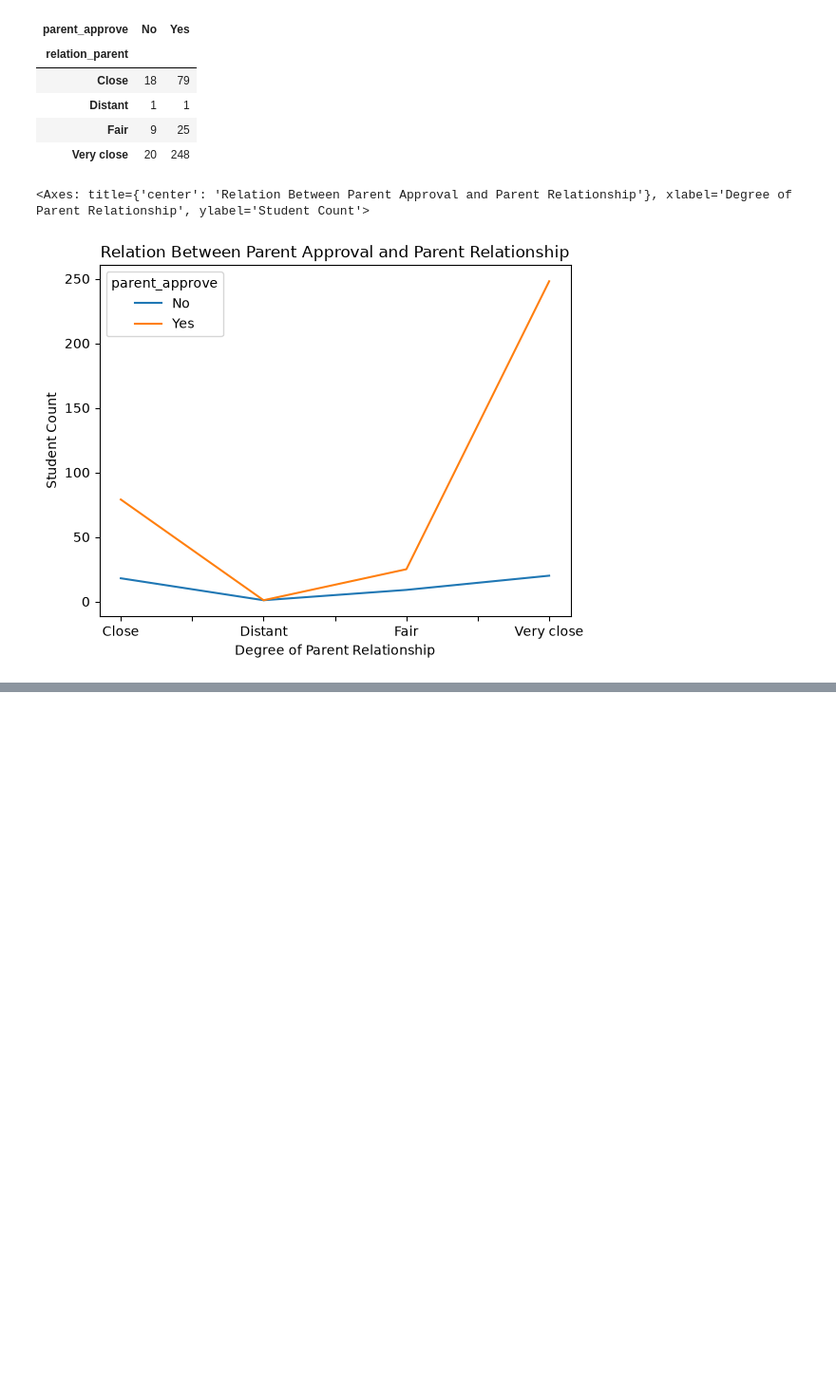
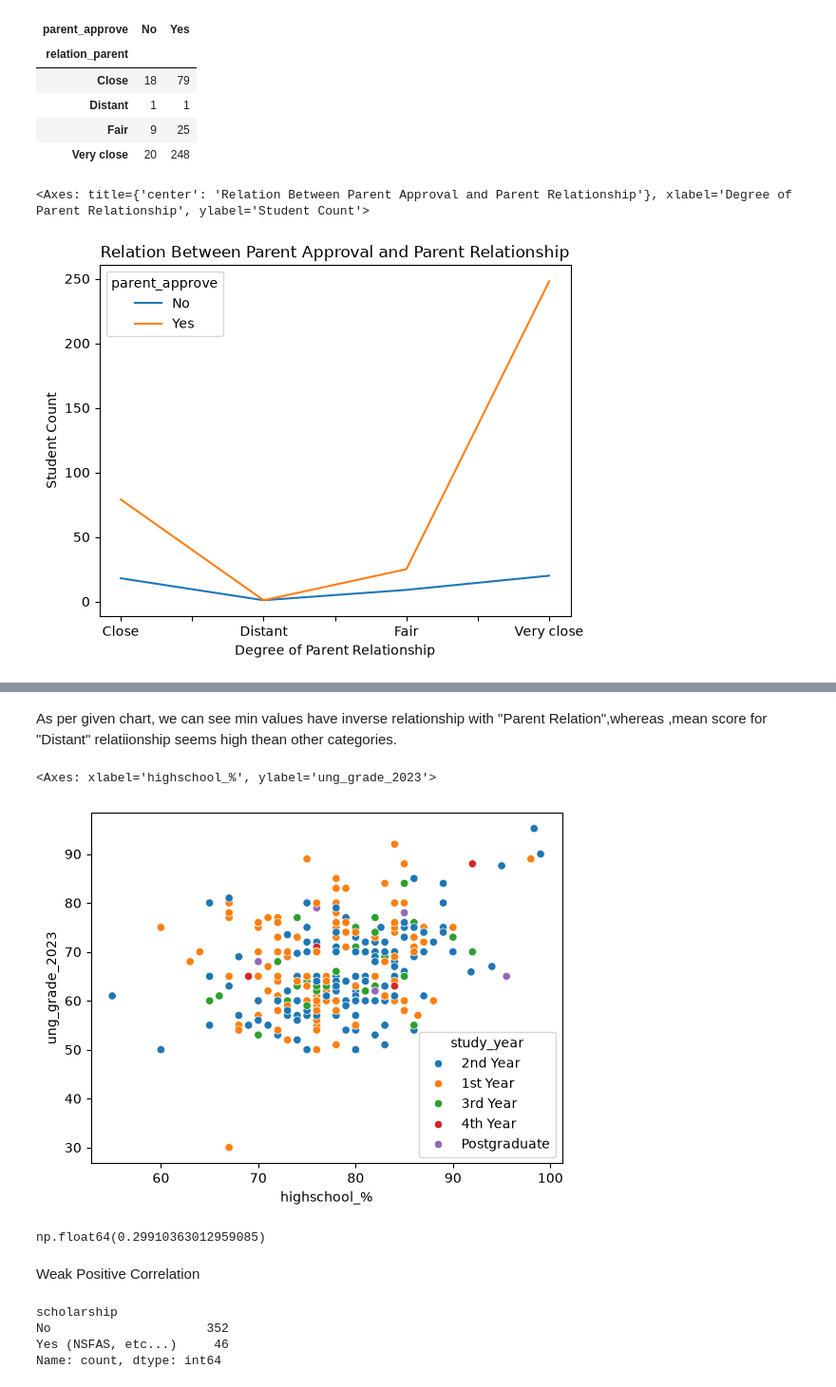
Before and after one commit to abinhyanmikha/Data-Science, a Jupyter notebook: Data preprocessing/day36/Revise.ipynb, the cells around one changed output, grey strips where cells are left out. Shown at 95% size. Drawn from its saved outputs; the diff is of its cells as text; code cells hidden in the pictures; blank space fills up the shorter version.

```diff
--- a/Data preprocessing/day36/Revise.ipynb
+++ b/Data preprocessing/day36/Revise.ipynb
@@ -141,0 +142,23 @@ relation.T.plot(kind="bar")
+# %% [markdown]
+As per given chart, we can see min values have inverse relationship with "Parent Relation",whereas ,mean score for "Distant" relatiionship seems high thean other categories.
+# %%
+#Relationship Bentween highschool grade and Uni grade
+import seaborn as sns
+sns.scatterplot(student_df,x='highschool_%',y='ung_grade_2023',hue='study_year')
+# %% [output]
+<Axes: xlabel='highschool_%', ylabel='ung_grade_2023'>
+[figure, added]
+# %%
+student_df.ung_grade_2023.corr(student_df['highschool_%'])
+# %% [output]
+np.float64(0.29910363012959085)
+# %% [markdown]
+Weak Positive Correlation
+# %%
+#scholarship
+student_df.scholarship.value_counts()
+# %% [output]
+scholarship
+No                     352
+Yes (NSFAS, etc...)     46
+Name: count, dtype: int64
```
Also changed, not shown: parts of 21 cells of this notebook.
